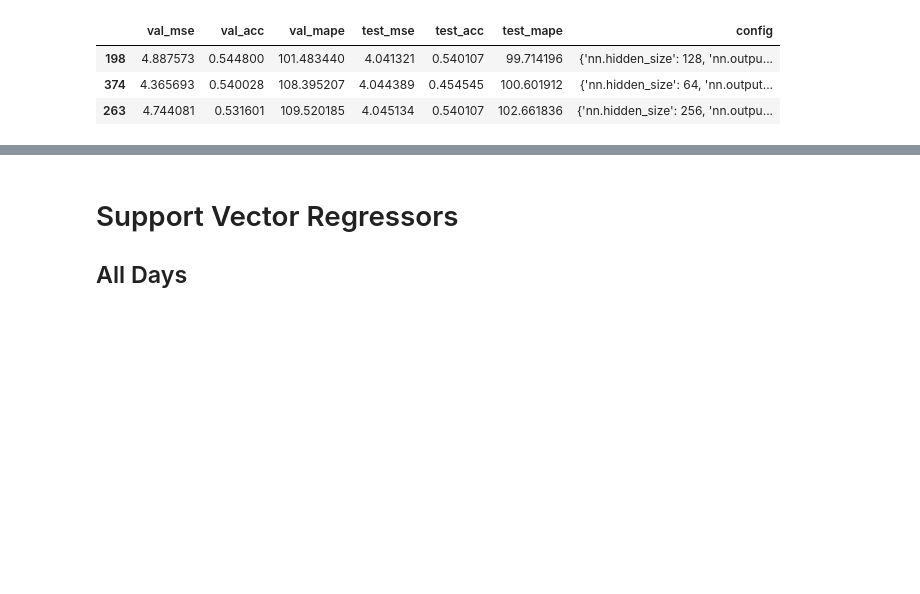
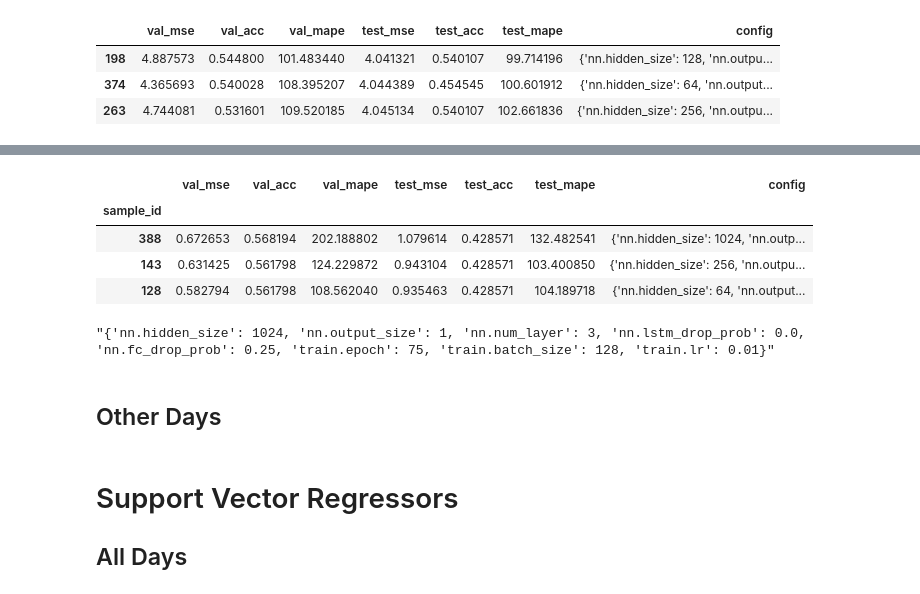
Before and after one commit to TianyuDu/ugthesis, a Jupyter notebook: model_selection_results/result_summary.ipynb, the cells around one changed output, grey strips where cells are left out. Saved outputs shown, nothing was run; the diff lists cells and outputs as text; code cells hidden in the pictures; blank space fills up the shorter version.

```diff
--- a/model_selection_results/result_summary.ipynb
+++ b/model_selection_results/result_summary.ipynb
@@ -54,3 +106,17 @@ df_lstm.sort_values("val_mse", ascending=True).iloc[:3,:]
+# %%
+df_lstm_mon.sort_values("val_acc", ascending=False)[:3]
+# %% [output]
+|  | val_mse | val_acc | val_mape | test_mse | test_acc | test_mape | config |
+| sample_id |  |  |  |  |  |  |  |
+| 388 | 0.672653 | 0.568194 | 202.188802 | 1.079614 | 0.428571 | 132.482541 | {'nn.hidden_size': 1024, 'nn.outp... |
+| 143 | 0.631425 | 0.561798 | 124.229872 | 0.943104 | 0.428571 | 103.400850 | {'nn.hidden_size': 256, 'nn.outpu... |
+| 128 | 0.582794 | 0.561798 | 108.562040 | 0.935463 | 0.428571 | 104.189718 | {'nn.hidden_size': 64, 'nn.output... |
+# %%
+df_lstm_mon.sort_values("val_acc", ascending=False).iloc[0]["config"]
+# %% [output]
+"{'nn.hidden_size': 1024, 'nn.output_size': 1, 'nn.num_layer': 3, 'nn.lstm_drop_prob': 0.0, 'nn.fc_drop_prob': 0.25, 'train.epoch': 75, 'train.batch_size': 128, 'train.lr': 0.01}"
+# %% [markdown]
+## Other Days
 # %% [markdown]
 # Support Vector Regressors
 ## All Days
```
Also changed, not shown: parts of 10 cells of this notebook.
